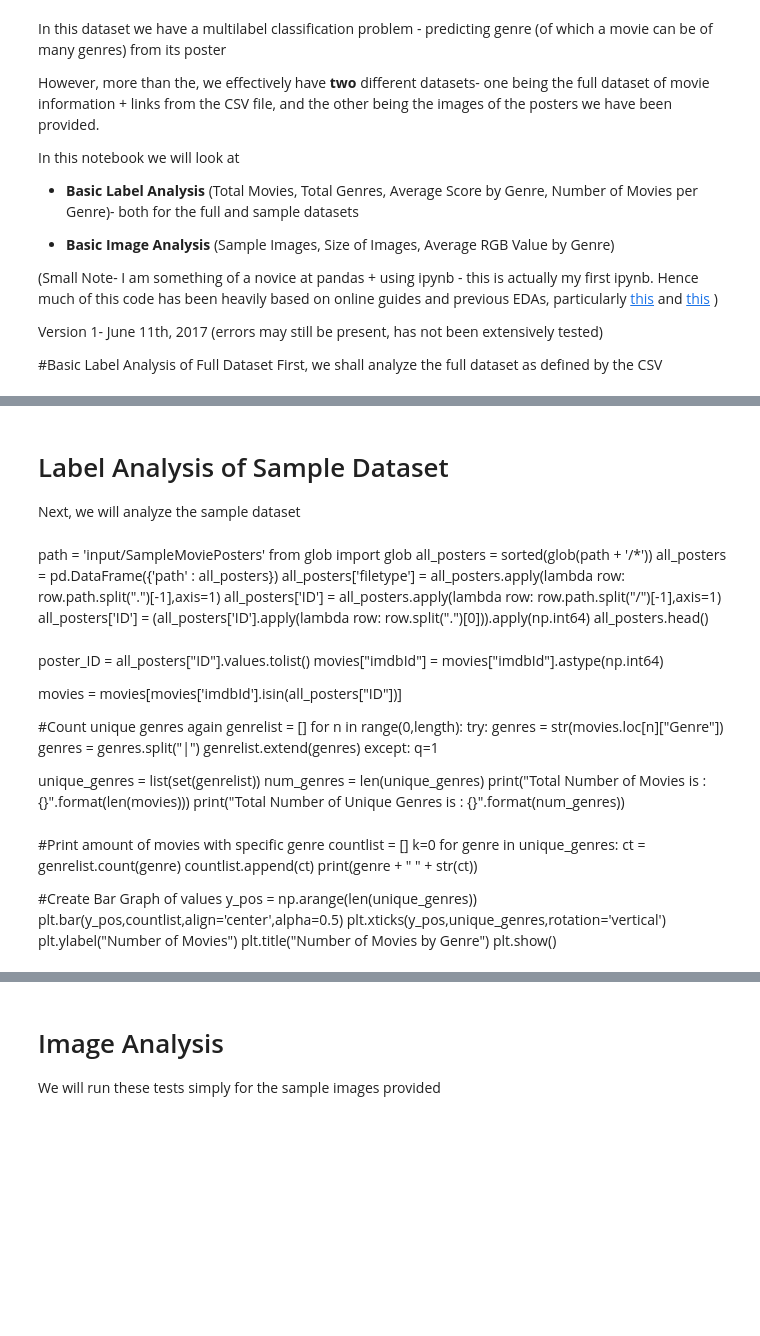
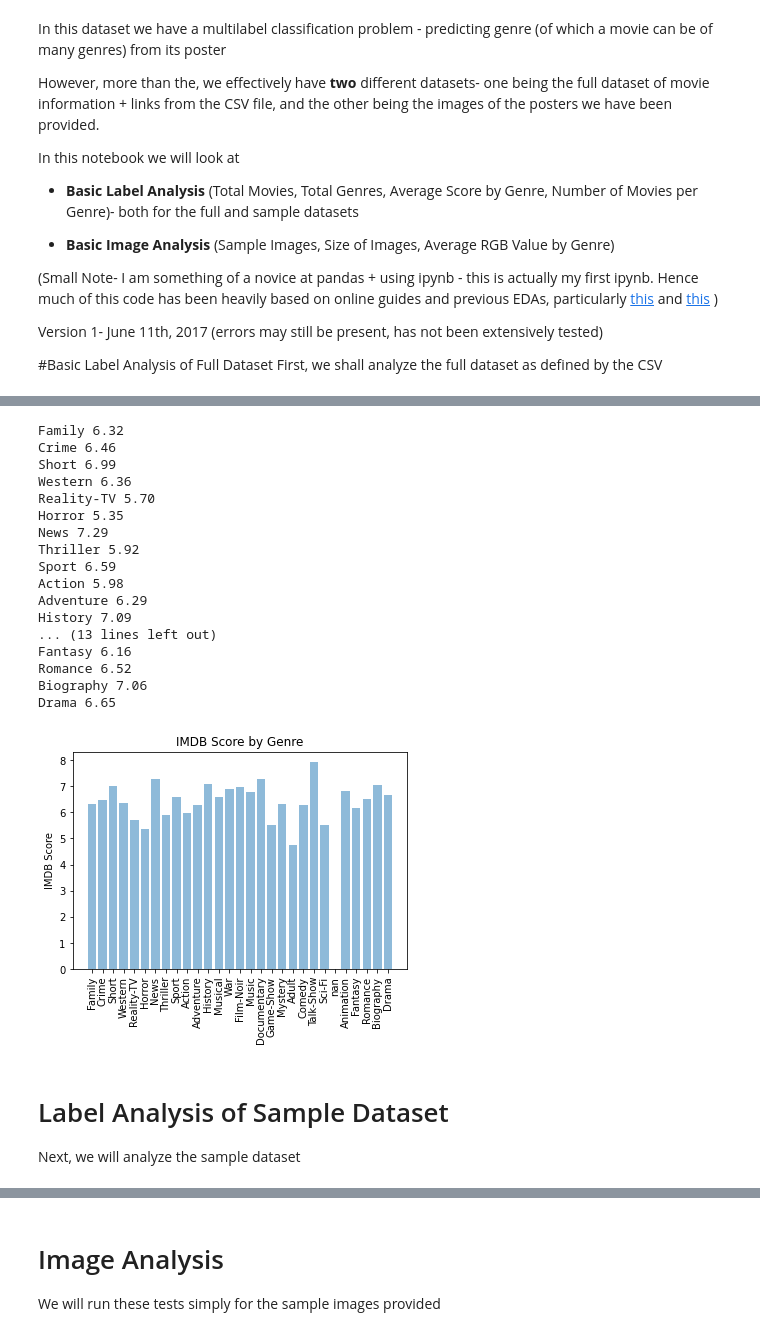
Before and after one commit to giannipiemonte/Nostradamovies, a Jupyter notebook: Classification_Genre/readme.ipynb, the cells around one changed output, grey strips where cells are left out. Drawn from its saved outputs; the diff is of its cells as text; code cells hidden in the pictures; blank space fills up the shorter version.

```diff
--- a/Classification_Genre/readme.ipynb
+++ b/Classification_Genre/readme.ipynb
@@ -79,49 +88,37 @@ plt.show()
+# %%
+# We will also find the average score by genre
+avglist = []
+for genre in unique_genres:
+    movies_of_genre = movies[movies["Genre"].str.contains(genre,na=False)]
+    avg = movies_of_genre["IMDB Score"].mean()
+    avglist.append(avg)
+    print(genre + " {0:.2f}".format(avg))
+
+plt.bar(y_pos,avglist,align='center',alpha=0.5)
+plt.xticks(y_pos,unique_genres,rotation='vertical')
+plt.ylabel("IMDB Score")
+plt.title("IMDB Score by Genre")
+plt.show()
+# %% [output]
+Family 6.32
+Crime 6.46
+Short 6.99
+Western 6.36
+Reality-TV 5.70
+Horror 5.35
+News 7.29
+Thriller 5.92
+Sport 6.59
+Action 5.98
+Adventure 6.29
+History 7.09
+... (13 lines left out)
+Fantasy 6.16
+Romance 6.52
+Biography 7.06
+Drama 6.65
+[figure, added]
 # %% [markdown]
 # Label Analysis of Sample Dataset
 
 Next, we will analyze the sample dataset
-# %% [markdown]
-path = 'input/SampleMoviePosters'
-from glob import glob
-all_posters = sorted(glob(path + '/*'))
-all_posters = pd.DataFrame({'path' : all_posters})
-all_posters['filetype'] = all_posters.apply(lambda row: row.path.split(".")[-1],axis=1)
-all_posters['ID'] = all_posters.apply(lambda row: row.path.split("/")[-1],axis=1)
-all_posters['ID'] = (all_posters['ID'].apply(lambda row: row.split(".")[0])).apply(np.int64)
-all_posters.head()
-# %% [markdown]
-poster_ID = all_posters["ID"].values.tolist()
-movies["imdbId"] = movies["imdbId"].astype(np.int64)
-
-movies = movies[movies['imdbId'].isin(all_posters["ID"])]
-
-#Count unique genres again
-genrelist = []
-for n in range(0,length):
-    try:
-        genres = str(movies.loc[n]["Genre"])
-        genres = genres.split("|")
-        genrelist.extend(genres)
-    except:
-        q=1
-
-unique_genres = list(set(genrelist))
-num_genres = len(unique_genres)
-print("Total Number of Movies is : {}".format(len(movies)))
-print("Total Number of Unique Genres is : {}".format(num_genres))
-# %% [markdown]
-#Print amount of movies with specific genre
-countlist = []
-k=0
-for genre in unique_genres:
-    ct = genrelist.count(genre)
-    countlist.append(ct)
-    print(genre + " " + str(ct))
-
-#Create Bar Graph of values
-y_pos = np.arange(len(unique_genres))
-plt.bar(y_pos,countlist,align='center',alpha=0.5)
-plt.xticks(y_pos,unique_genres,rotation='vertical')
-plt.ylabel("Number of Movies")
-plt.title("Number of Movies by Genre")
-plt.show()
```
Also changed, not shown: parts of 20 cells of this notebook.
